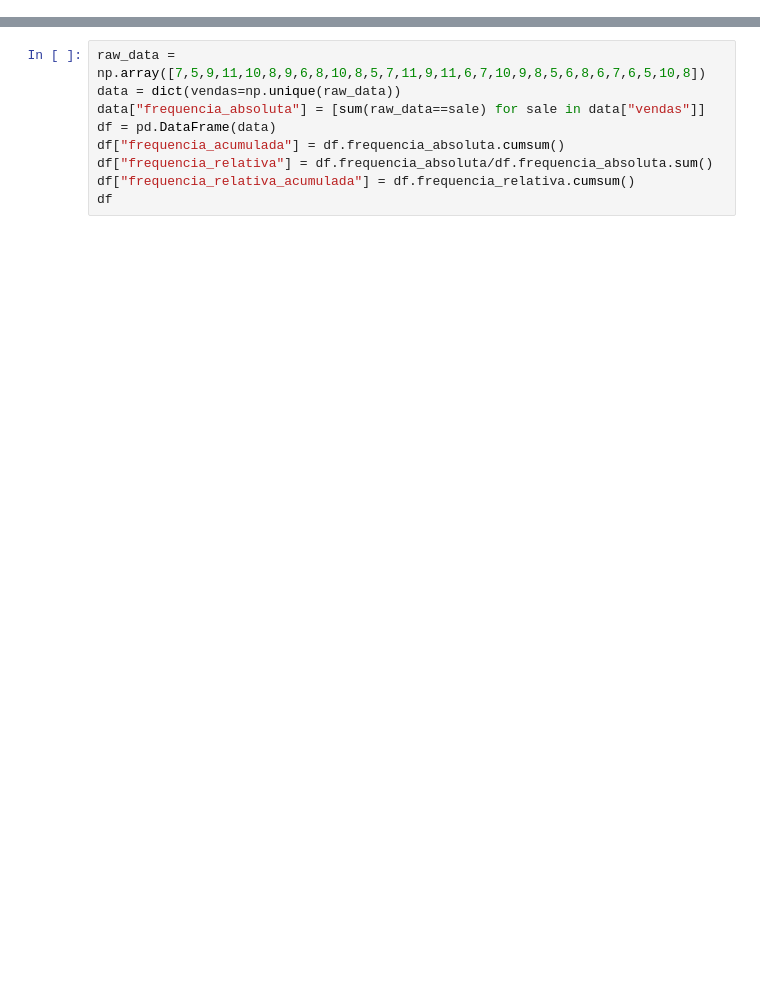
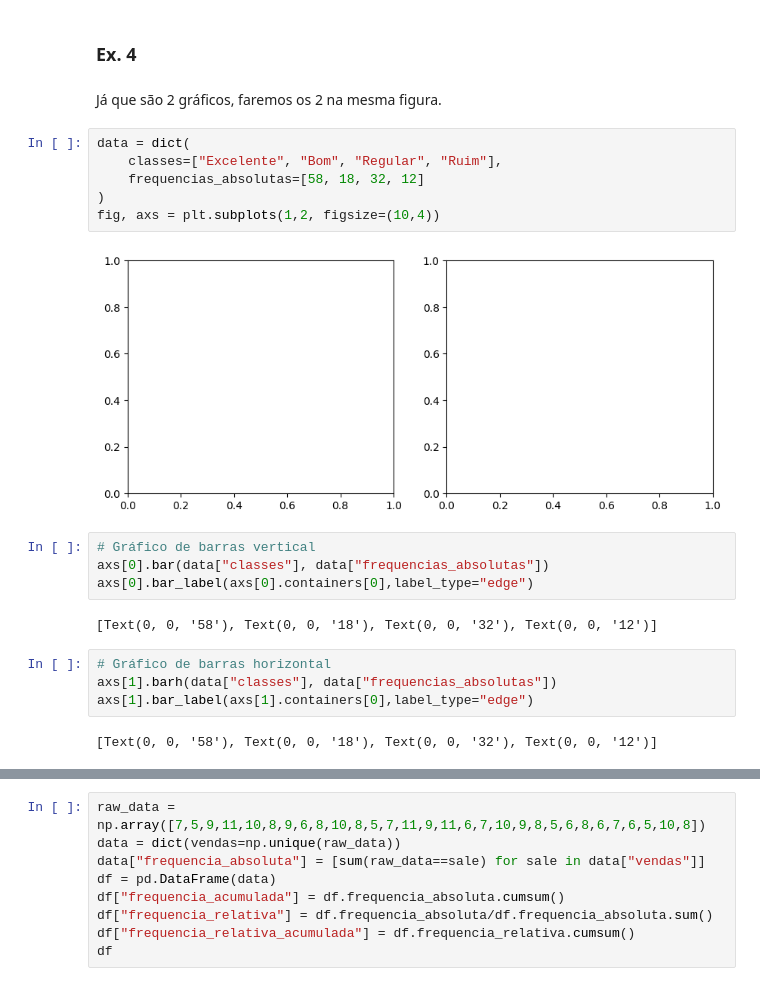
Before and after one commit to vitorpp0/book_solutions, a Jupyter notebook: src/mad_2ed/chapter_2.ipynb, the cells around one changed output, grey strips where cells are left out. Saved outputs shown, nothing was run; the diff lists cells and outputs as text; blank space fills up the shorter version.

```diff
--- a/src/mad_2ed/chapter_2.ipynb
+++ b/src/mad_2ed/chapter_2.ipynb
@@ -51,0 +112,24 @@ As variáveis quantitativas podem ser estudadas pelas mesmas estatísticas das q
+# %% [markdown]
+### Ex. 4
+# %% [markdown]
+Já que são 2 gráficos, faremos os 2 na mesma figura.
+# %%
+data = dict(
+    classes=["Excelente", "Bom", "Regular", "Ruim"],
+    frequencias_absolutas=[58, 18, 32, 12]
+)
+fig, axs = plt.subplots(1,2, figsize=(10,4))
+# %% [output]
+[figure, added]
+# %%
+# Gráfico de barras vertical
+axs[0].bar(data["classes"], data["frequencias_absolutas"])
+axs[0].bar_label(axs[0].containers[0],label_type="edge")
+# %% [output]
+[Text(0, 0, '58'), Text(0, 0, '18'), Text(0, 0, '32'), Text(0, 0, '12')]
+# %%
+# Gráfico de barras horizontal
+axs[1].barh(data["classes"], data["frequencias_absolutas"])
+axs[1].bar_label(axs[1].containers[0],label_type="edge")
+# %% [output]
+[Text(0, 0, '58'), Text(0, 0, '18'), Text(0, 0, '32'), Text(0, 0, '12')]
```
Also changed, not shown: parts of 32 cells of this notebook.
